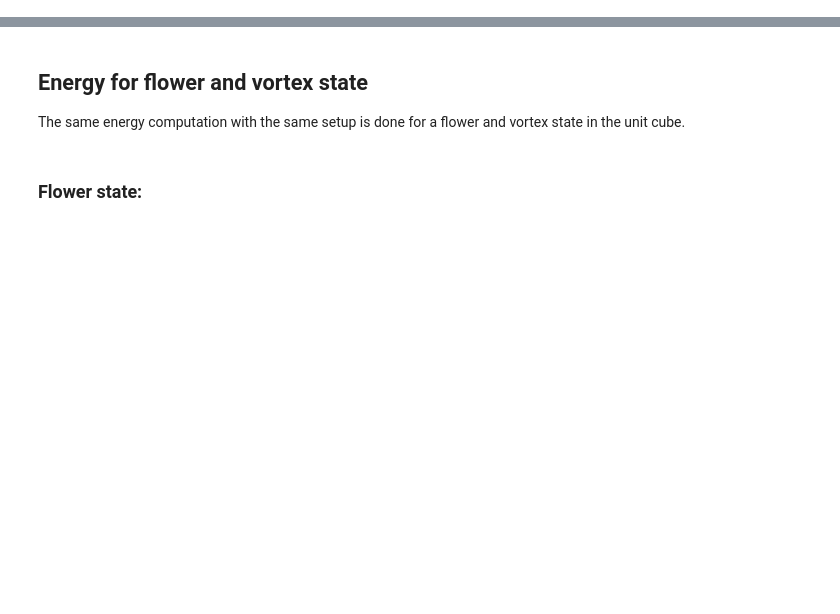
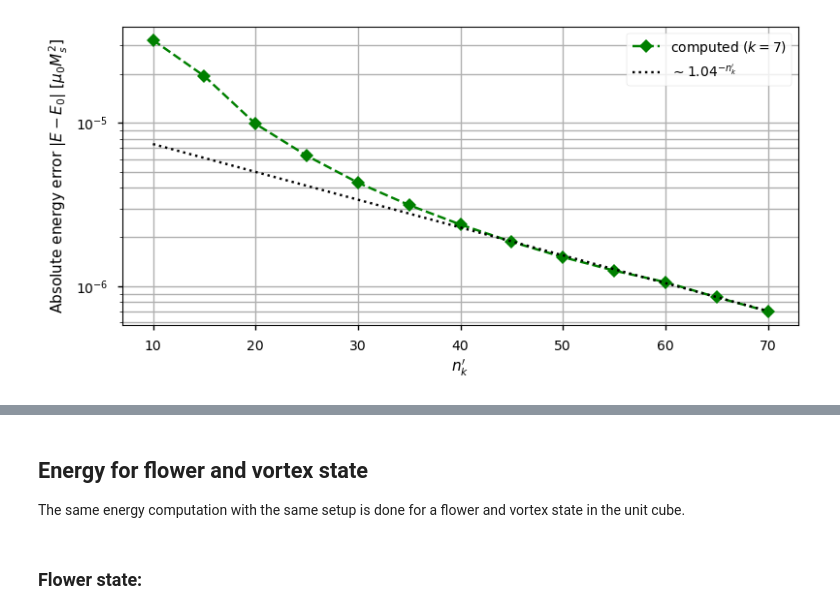
Before and after one commit to schaffer9/ho-stray-field, a Jupyter notebook: examples/energy.ipynb, the cells around one changed output, grey strips where cells are left out. Saved outputs shown, nothing was run; the diff lists cells and outputs as text; code cells hidden in the pictures; blank space fills up the shorter version.

```diff
--- a/examples/energy.ipynb
+++ b/examples/energy.ipynb
@@ -108 +131,19 @@ plt.show()
+# %%
+hosf_result = pd.read_csv("energy_uniform.csv")
+k = 7
+res = hosf_result[hosf_result.k == k]
+with style.context("seaborn-v0_8-notebook"):
+    plt.figure(figsize=(9, 4))
+    plt.plot(res.n, abs(res.energy - 1 / 6), "--D", color="green", label=f"computed ($k={k}$)")
+    plt.plot(res.n, [1.1e-5 * 1.04 ** (-_r) for _r in res.n], ":", color="k", label=r"$\sim 1.04^{-n_k'}$")
+    plt.xlabel("$n_k'$")
+    plt.ylabel(r"Absolute energy error $|E - E_0|$ $[\mu_0 M_s^2]$")
+    plt.yscale("log")
+    plt.grid(axis="x")
+    plt.grid(axis="y", which="both")
+    plt.legend()
+
+plt.show()
+# %% [output]
+[figure, added]
 # %%
```
Also changed, not shown: parts of 23 cells of this notebook, 25 other files.
